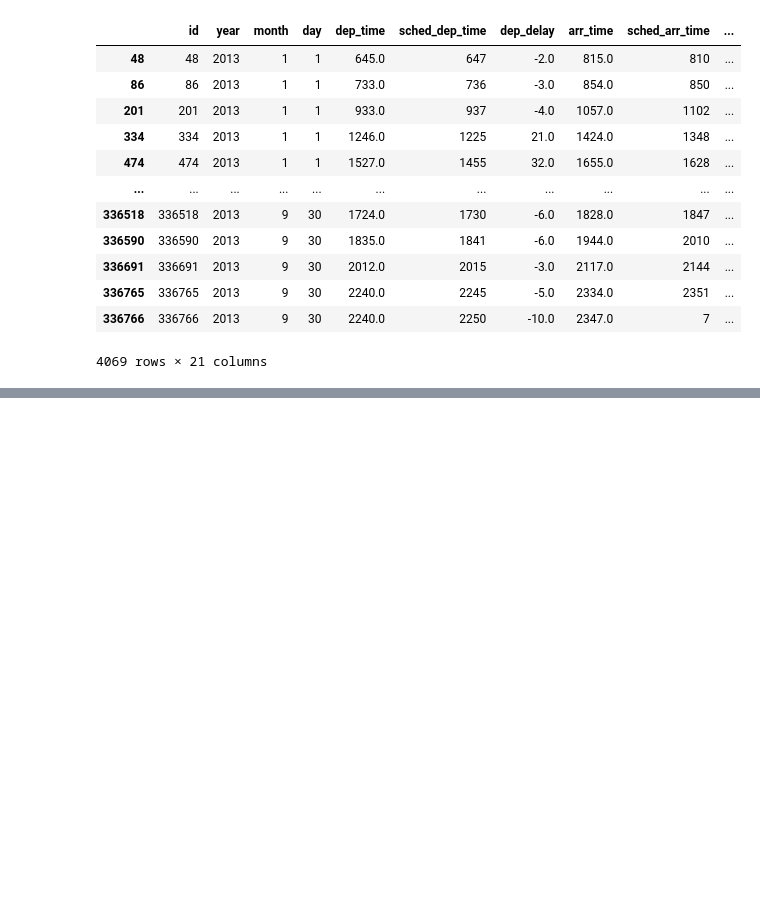
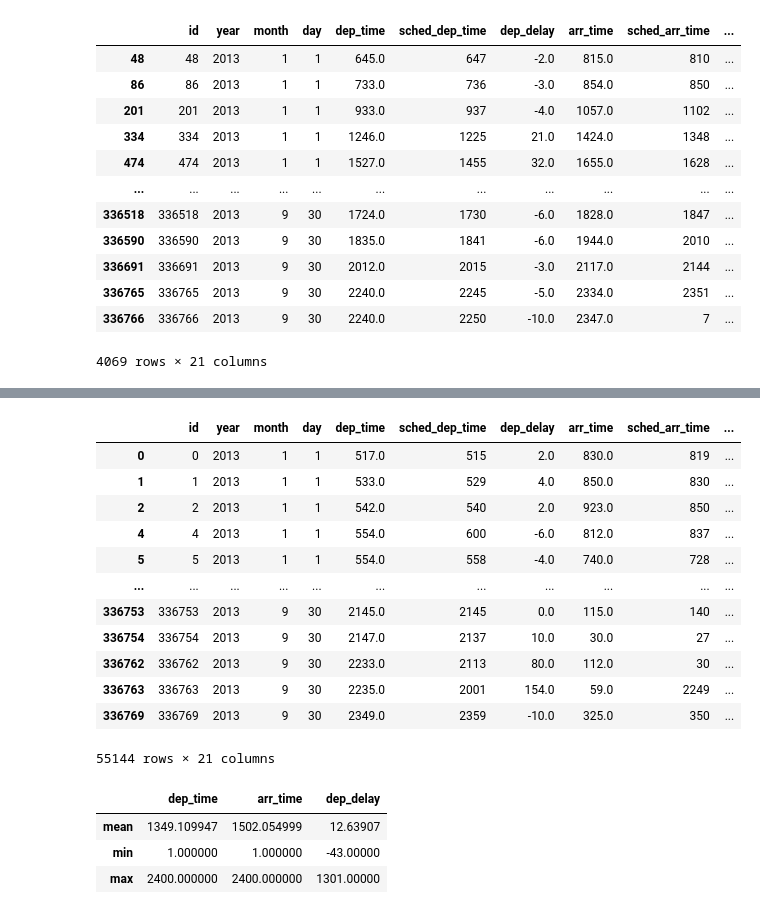
Before and after one commit to AleksandraJuras2000/Practice_Python, a Jupyter notebook: powtorka.ipynb, the cells around one changed output, grey strips where cells are left out. Saved outputs shown, nothing was run; the diff lists cells and outputs as text; code cells hidden in the pictures; blank space fills up the shorter version.

```diff
--- a/powtorka.ipynb
+++ b/powtorka.ipynb
@@ -270,0 +285,24 @@ df.loc[(df['name'] == 'JetBlue Airways') & ((df['dest'] == 'SYR') | (df['dest']
+# %%
+df.query(('dep_time > 2359') and ('arr_time < 1000'))
+# %% [output]
+|  | id | year | month | day | dep_time | sched_dep_time | dep_delay | arr_time | sched_arr_time | ... |
+| 0 | 0 | 2013 | 1 | 1 | 517.0 | 515 | 2.0 | 830.0 | 819 | ... |
+| 1 | 1 | 2013 | 1 | 1 | 533.0 | 529 | 4.0 | 850.0 | 830 | ... |
+| 2 | 2 | 2013 | 1 | 1 | 542.0 | 540 | 2.0 | 923.0 | 850 | ... |
+| 4 | 4 | 2013 | 1 | 1 | 554.0 | 600 | -6.0 | 812.0 | 837 | ... |
+| 5 | 5 | 2013 | 1 | 1 | 554.0 | 558 | -4.0 | 740.0 | 728 | ... |
+| ... | ... | ... | ... | ... | ... | ... | ... | ... | ... | ... |
+| 336753 | 336753 | 2013 | 9 | 30 | 2145.0 | 2145 | 0.0 | 115.0 | 140 | ... |
+| 336754 | 336754 | 2013 | 9 | 30 | 2147.0 | 2137 | 10.0 | 30.0 | 27 | ... |
+| 336762 | 336762 | 2013 | 9 | 30 | 2233.0 | 2113 | 80.0 | 112.0 | 30 | ... |
+| 336763 | 336763 | 2013 | 9 | 30 | 2235.0 | 2001 | 154.0 | 59.0 | 2249 | ... |
+| 336769 | 336769 | 2013 | 9 | 30 | 2349.0 | 2359 | -10.0 | 325.0 | 350 | ... |
+55144 rows × 21 columns
+# %%
+#Ciekawe statystyki # wybiórcze kolumny i wybiórcze statystyki
+df[['dep_time', 'arr_time', 'dep_delay']].agg(['mean', 'min', 'max'])
+# %% [output]
+|  | dep_time | arr_time | dep_delay |
+| mean | 1349.109947 | 1502.054999 | 12.63907 |
+| min | 1.000000 | 1.000000 | -43.00000 |
+| max | 2400.000000 | 2400.000000 | 1301.00000 |
```
Also changed, not shown: parts of 14 cells of this notebook.
